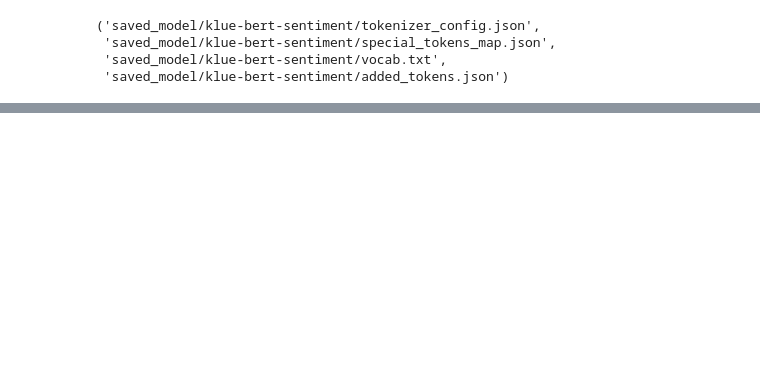
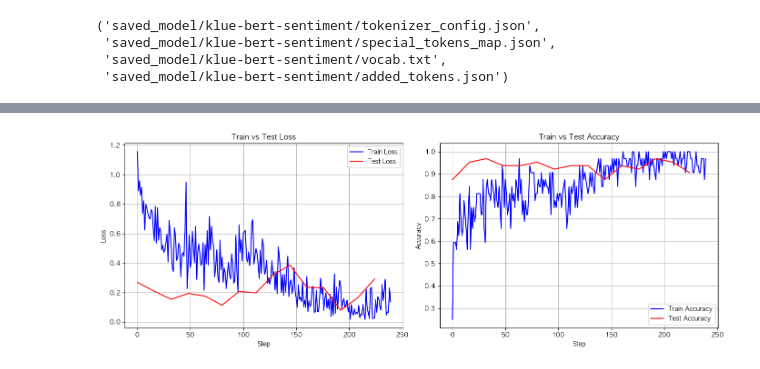
Before and after one commit to StaG-lab/2nd_Project_from_Division_5, a Jupyter notebook: 03_모델링/sentiment_finacne_senctence_classification.ipynb, the cells around one changed output, grey strips where cells are left out. Drawn from its saved outputs; the diff is of its cells as text; code cells hidden in the pictures; blank space fills up the shorter version.

```diff
--- a/03_모델링/sentiment_finacne_senctence_classification.ipynb
+++ b/03_모델링/sentiment_finacne_senctence_classification.ipynb
@@ -507 +606,33 @@ weighted avg     0.9057    0.9000    0.8961       960
 [figure]
+# %%
+# 스텝 정보
+train_steps = list(range(len(loss_step_history)))
+test_steps = list(range(0, len(loss_step_history), len(loss_step_history) // len(test_loss_history)))
+
+# 시각화
+plt.figure(figsize=(14, 5))
+
+# 1. Loss 그래프
+plt.subplot(1, 2, 1)
+plt.plot(train_steps, loss_step_history, label='Train Loss', color='blue')
+plt.plot(test_steps, test_loss_history, label='Test Loss', color='red')
+plt.xlabel("Step")
+plt.ylabel("Loss")
+plt.title("Train vs Test Loss")
+plt.legend()
+plt.grid(True)
+
+# 2. Accuracy 그래프
+plt.subplot(1, 2, 2)
+plt.plot(train_steps, acc_step_history, label='Train Accuracy', color='blue')
+plt.plot(test_steps, test_acc_history, label='Test Accuracy', color='red')
+plt.xlabel("Step")
+plt.ylabel("Accuracy")
+plt.title("Train vs Test Accuracy")
+plt.legend()
+plt.grid(True)
+
+plt.tight_layout()
+plt.show()
+# %% [output]
+[figure, added]
```
Also changed, not shown: parts of 7 cells of this notebook.
